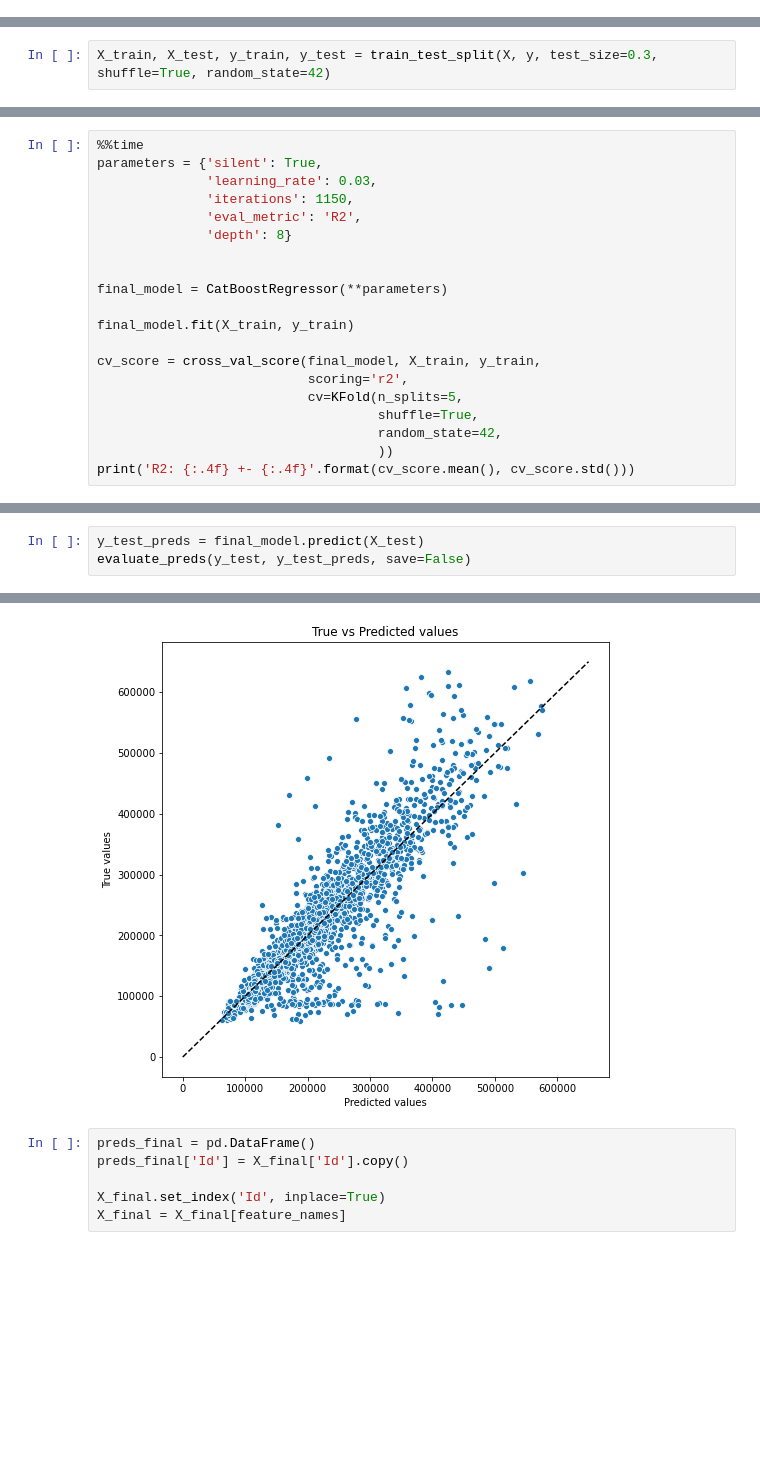
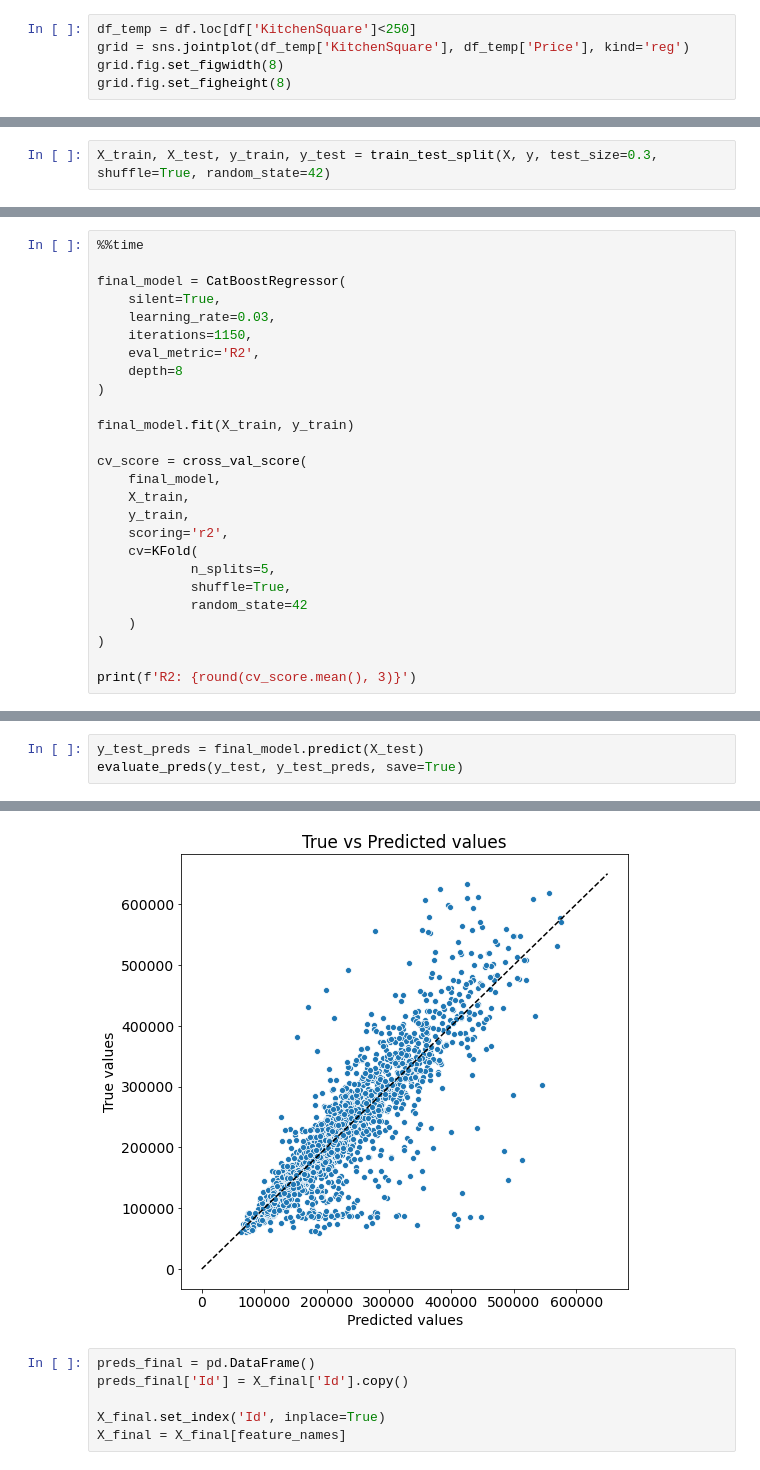
Before and after one commit to albul-k/gb_python_data_science_libs, a Jupyter notebook: course_work.ipynb, the cells around one changed output, grey strips where cells are left out. Cells and saved outputs as stored; diff of their text form; blank space fills up the shorter version.

```diff
--- a/course_work.ipynb
+++ b/course_work.ipynb
@@ -64,0 +229,5 @@ def reduce_mem_usage(df):
+# %%
+df_temp = df.loc[df['KitchenSquare']<250]
+grid = sns.jointplot(df_temp['KitchenSquare'], df_temp['Price'], kind='reg')
+grid.fig.set_figwidth(8)
+grid.fig.set_figheight(8)
@@ -271,21 +447,27 @@ def evaluate_preds(true_values, pred_values, save=False):
 # %%
 %%time
-parameters = {'silent': True,
-              'learning_rate': 0.03,
-              'iterations': 1150,
-              'eval_metric': 'R2',
-              'depth': 8}
 
-
-final_model = CatBoostRegressor(**parameters)
+final_model = CatBoostRegressor(
+    silent=True,
+    learning_rate=0.03,
+    iterations=1150,
+    eval_metric='R2',
+    depth=8
+)
 
 final_model.fit(X_train, y_train)
 
-cv_score = cross_val_score(final_model, X_train, y_train,
-                           scoring='r2',
-                           cv=KFold(n_splits=5,
-                                    shuffle=True,
-                                    random_state=42,
-                                    ))
-print('R2: {:.4f} +- {:.4f}'.format(cv_score.mean(), cv_score.std()))
+cv_score = cross_val_score(
+    final_model,
+    X_train,
+    y_train,
+    scoring='r2',
+    cv=KFold(
+            n_splits=5,
+            shuffle=True,
+            random_state=42
+    )
+)
+
+print(f'R2: {round(cv_score.mean(), 3)}')
 # %% [output]
@@ -302,11 +484,11 @@ MSE:    673404690.963
 # %%
 y_test_preds = final_model.predict(X_test)
-evaluate_preds(y_test, y_test_preds, save=False)
+evaluate_preds(y_test, y_test_preds, save=True)
 # %% [output]
 R2:     0.752
 RMSE:   46168.94
 MSE:    2131571051.282
-[figure, old version]
+[figure, new version]
 # %%
 preds_final = pd.DataFrame()
 preds_final['Id'] = X_final['Id'].copy()
```
Also changed, not shown: parts of 48 cells of this notebook.
